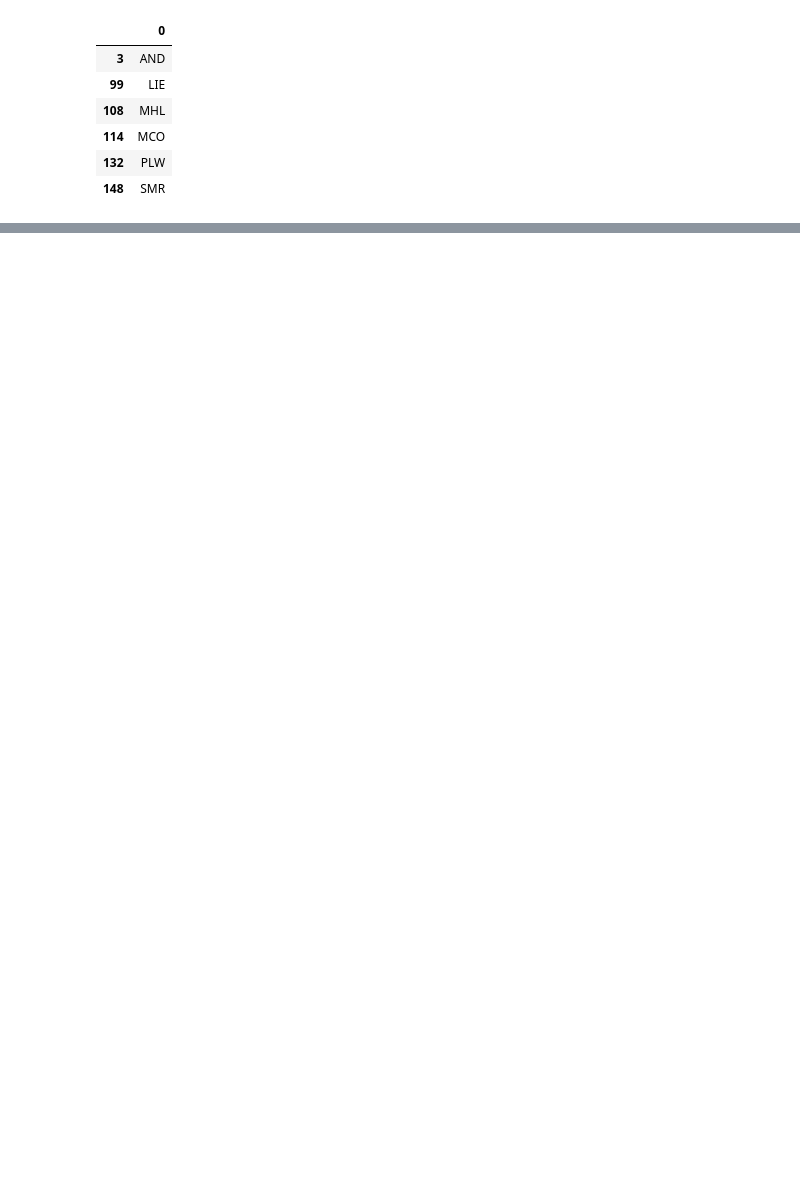
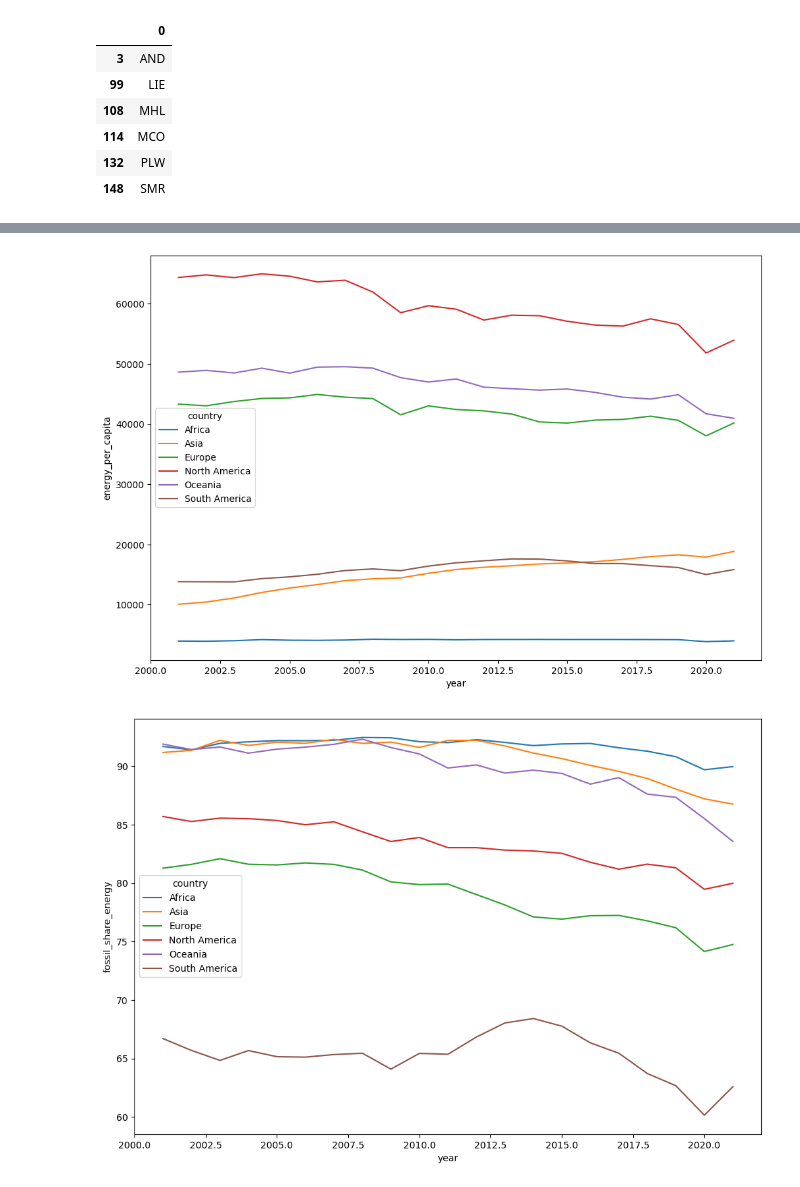
Before and after one commit to boon-keng/mini-project, a Jupyter notebook: EDA.ipynb, the cells around one changed output, grey strips where cells are left out. Saved outputs shown, nothing was run; the diff lists cells and outputs as text; code cells hidden in the pictures; blank space fills up the shorter version.

```diff
--- a/EDA.ipynb
+++ b/EDA.ipynb
@@ -56,0 +143,6 @@ mis_countries
+# %%
+continents = ['Africa', 'Asia', 'Europe', 'North America', 'South America', 'Oceania']
+continent_metrics = ['energy_per_capita', 'fossil_share_energy', 'low_carbon_share_energy', 'fossil_cons_change_pct', 'low_carbon_cons_change_pct',
+                     'fossil_energy_per_capita', 'low_carbon_energy_per_capita']
+continent_data = df1[df1['country'].isin(continents)][['year', 'country'] + continent_metrics]
+continent_data.head()
@@ -56,0 +156,7 @@ mis_countries
+# %%
+for metric in continent_metrics:
+    figure = plt.figure(figsize=(12,8))
+    sb.lineplot(data=continent_data, x = 'year', y = metric, hue = 'country')
+# %% [output]
+[figure, added]
+[figure, added]
```
Also changed, not shown: parts of 22 cells of this notebook, 1 other file.
